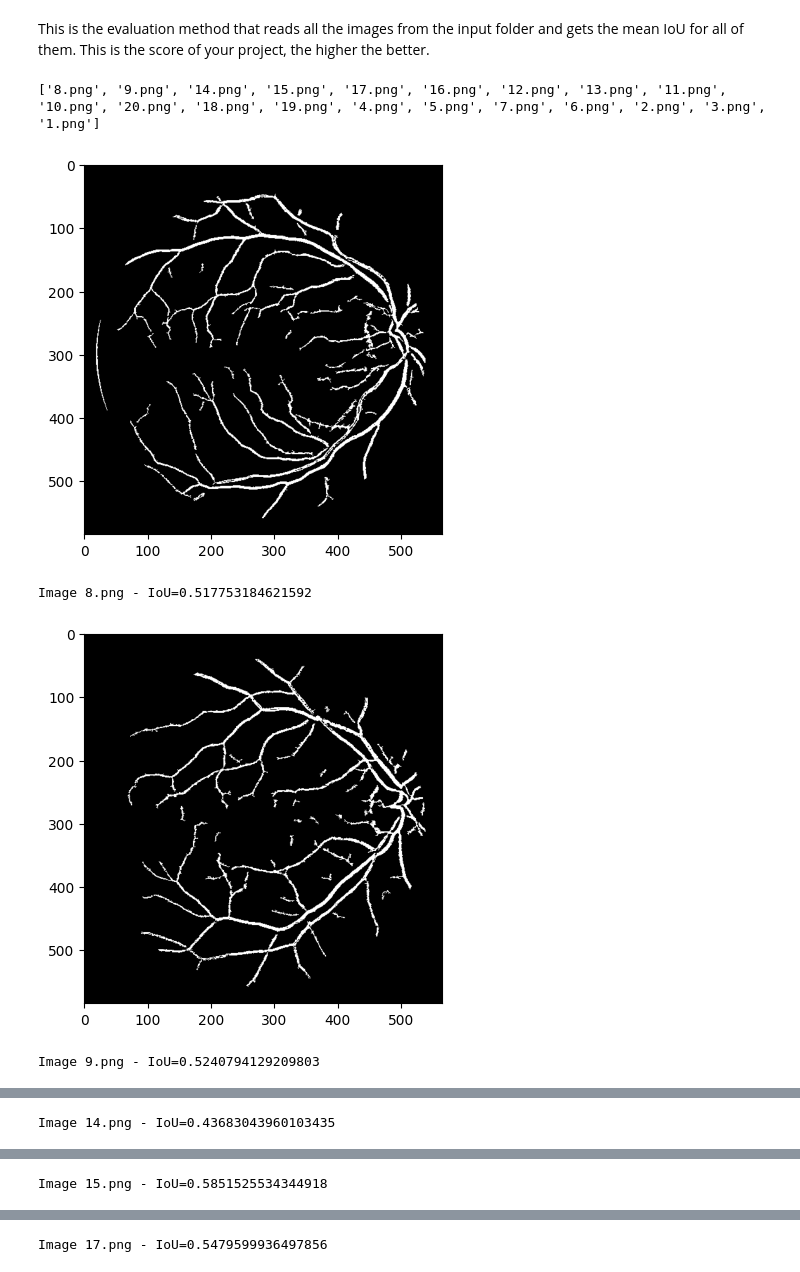
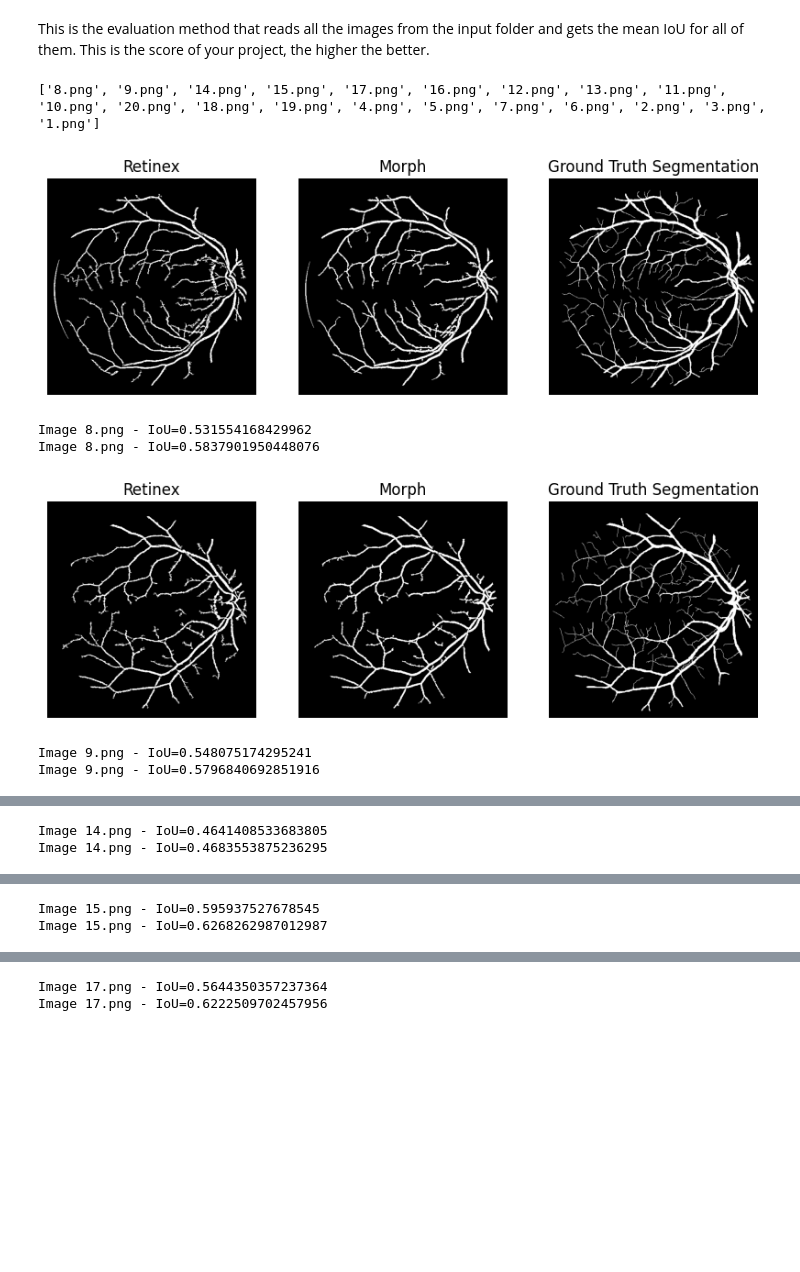
Before and after one commit to christianfaccio/Retinal_Vessel_Detection, a Jupyter notebook: retina.ipynb, the cells around one changed output, grey strips where cells are left out. Drawn from its saved outputs; the diff is of its cells as text; code cells hidden in the pictures; blank space fills up the shorter version.

```diff
--- a/retina.ipynb
+++ b/retina.ipynb
@@ -372,15 +161,21 @@ def remove_small_objects(img, min_size=30):
 # %% [markdown]
 #### Processing
 # %%
-sample_img = cv.imread('images/input/1.png', cv.IMREAD_COLOR_RGB)
-gt = cv.imread('images/gt/1.png', cv.IMREAD_GRAYSCALE)
+# NOTE: using retinex
+
+sample_img = cv.imread('images/input/2.png', cv.IMREAD_COLOR_RGB)
+mask_img = cv.imread('images/fov_mask.png', cv.IMREAD_GRAYSCALE)
+erosion_kernel = np.ones((1,1), np.uint8)
+mask = cv.erode(mask_img, erosion_kernel, iterations=1)
+gt = cv.imread('images/gt/2.png', cv.IMREAD_GRAYSCALE)
 r,g,b = cv.split(sample_img)
 gray_img = cv.cvtColor(sample_img, cv.COLOR_RGB2GRAY)
+
 retinex_img = bilateral_retinex(g) # using green channel for better vessel contrast
-segmented_image = segment(retinex_img, cv.imread('images/fov_mask.png', cv.IMREAD_GRAYSCALE))
+segmented_image = segment(retinex_img, mask, thresh=15)
 enhanced_image = remove_small_objects(segmented_image)
 
-plt.figure(figsize=(15,5))
+plt.figure(figsize=(20,5))
 plt.subplot(1,5,1)
 plt.title('Original Image')
 plt.imshow(sample_img, cmap='gray')
@@ -401,5 +196,6 @@ plt.subplot(1,5,5)
 plt.title('Ground Truth')
 plt.imshow(gt, cmap='gray')
 plt.axis('off')
+#plt.savefig('report/assets/retinex.png')
 plt.show()
 # %% [output]
@@ -425,14 +245,25 @@ plt.show()
 # %%
-def vessel_segmentation(input_image):
+def vessel_segmentation_retinex(input_image):
 
     img = cv.imread(input_image, cv.IMREAD_COLOR_RGB)
 
     r,g,b = cv.split(img)
     retinex_img = bilateral_retinex(g)
-    segmented_image = segment(retinex_img, cv.imread('images/fov_mask.png', cv.IMREAD_GRAYSCALE))
-    enhanced_image = remove_small_objects(segmented_image)
+    segmented_image = segment(retinex_img, cv.imread('images/fov_mask.png', cv.IMREAD_GRAYSCALE), thresh=25)
+    enhanced_image = remove_small_objects(segmented_image, min_size=100)
 
     return enhanced_image
+
+def vessel_segmentation_morph(input_image):
+
+    img = cv.imread(input_image, cv.IMREAD_COLOR_RGB)
+
+    r,g,b = cv.split(img)
+    mat_morph = mathematical_morph(g)
+    segmented = segment(mat_morph, mask=mask, inv=True, thresh=20)
+    enhanced_image = remove_small_objects(segmented, min_size=100)
+
+    return enhanced_image
 # %% [markdown]
 Your project will be evaluated with the Intersection over Union (IoU) metric, commonly used in segmentation tasks. This is the function to read a ground truth image and return the IoU considering your segmented image.
 # %%
@@ -461,25 +309,32 @@ def single_IoU(img_name):
 This is the evaluation method that reads all the images from the input folder and gets the mean IoU for all of them. This is the score of your project, the higher the better.
 # %%
 
-meanIoU=0
+meanIoU_1=0
+meanIoU_2=0
 
 path_input = os.path.join(db_path, 'input')
 
 # List images in input folder
 imgs = [f for f in os.listdir(path_input) if f.endswith('.png')]
 print(imgs)
 
 # For each image
 for img in imgs:
-    meanIoU += single_IoU(img)
+    score_1, score_2 = single_IoU(img)
+    meanIoU_1 += score_1
+    meanIoU_2 += score_2
 
 # Average
-meanIoU /= len(imgs)
+meanIoU_1 /= len(imgs)
+meanIoU_2 /= len(imgs)
 print("------------------------------------")
-print("Mean IoU={}".format(meanIoU))
+print("Mean IoU (Wavelet)={}".format(meanIoU_1))
+print("Mean IoU (Morph)={}".format(meanIoU_2))
 # %% [output]
 ['8.png', '9.png', '14.png', '15.png', '17.png', '16.png', '12.png', '13.png', '11.png', '10.png', '20.png', '18.png', '19.png', '4.png', '5.png', '7.png', '6.png', '2.png', '3.png', '1.png']
-[figure, old version]
+[figure, new version]
-Image 8.png - IoU=0.517753184621592
+Image 8.png - IoU=0.531554168429962
+Image 8.png - IoU=0.5837901950448076
-[figure, old version]
+[figure, new version]
-Image 9.png - IoU=0.5240794129209803
+Image 9.png - IoU=0.548075174295241
+Image 9.png - IoU=0.5796840692851916
@@ -487 +342,2 @@ Image 9.png - IoU=0.5240794129209803
-Image 14.png - IoU=0.43683043960103435
+Image 14.png - IoU=0.4641408533683805
+Image 14.png - IoU=0.4683553875236295
@@ -489 +345,2 @@ Image 14.png - IoU=0.43683043960103435
-Image 15.png - IoU=0.5851525534344918
+Image 15.png - IoU=0.595937527678545
+Image 15.png - IoU=0.6268262987012987
@@ -491 +348,2 @@ Image 15.png - IoU=0.5851525534344918
-Image 17.png - IoU=0.5479599936497856
+Image 17.png - IoU=0.5644350357237364
+Image 17.png - IoU=0.6222509702457956
```
Also changed, not shown: parts of 14 cells of this notebook, 7 other files.
